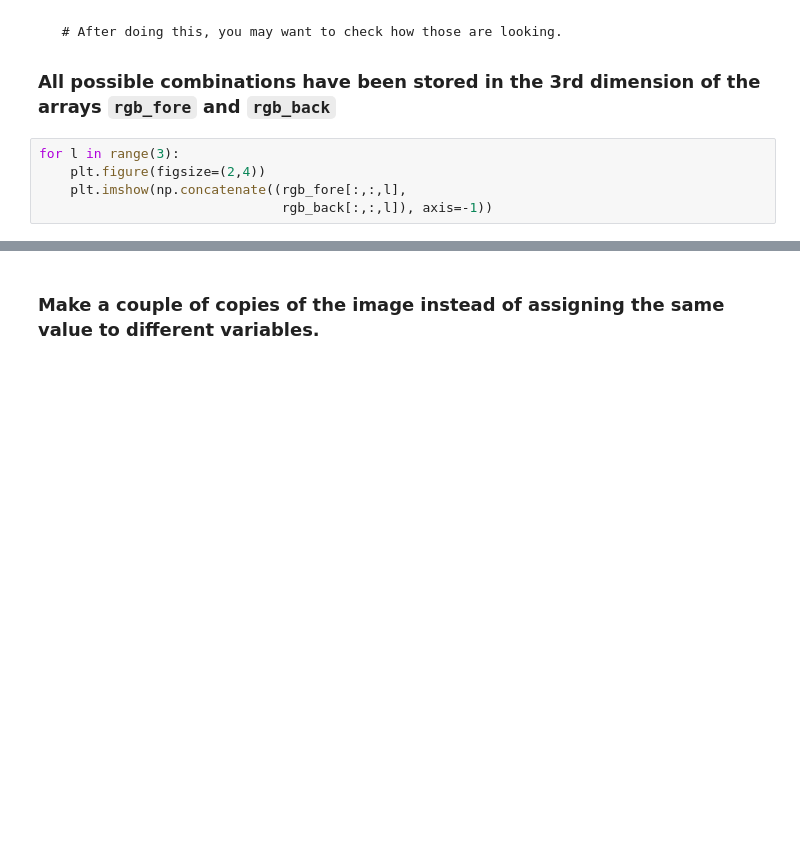
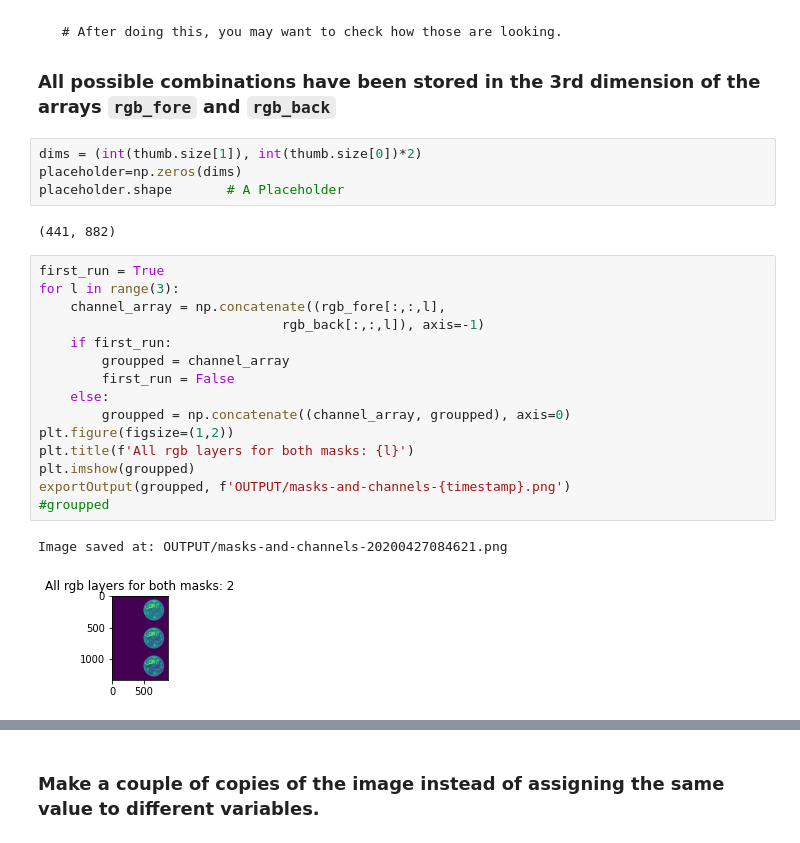
Before and after one commit to rihp/lab-image-segmentation, a Jupyter notebook: main.ipynb, the cells around one changed output, grey strips where cells are left out. Drawn from its saved outputs; the diff is of its cells as text; blank space fills up the shorter version.

```diff
--- a/main.ipynb
+++ b/main.ipynb
@@ -131,8 +168,27 @@ rgb_back = usemask(thumb_arr, background_mask)
      # After doing this, you may want to check how those are looking.
 
 ### All possible combinations have been stored in the 3rd dimension of the arrays `rgb_fore` and `rgb_back`
-# %%
-for l in range(3):
-    plt.figure(figsize=(2,4))
-    plt.imshow(np.concatenate((rgb_fore[:,:,l],
-                               rgb_back[:,:,l]), axis=-1))
+# %%
+dims = (int(thumb.size[1]), int(thumb.size[0])*2)
+placeholder=np.zeros(dims)
+placeholder.shape       # A Placeholder
+# %% [output]
+(441, 882)
+# %%
+first_run = True
+for l in range(3):
+    channel_array = np.concatenate((rgb_fore[:,:,l],
+                               rgb_back[:,:,l]), axis=-1)
+    if first_run:
+        groupped = channel_array
+        first_run = False
+    else:
+        groupped = np.concatenate((channel_array, groupped), axis=0)
+plt.figure(figsize=(1,2))
+plt.title(f'All rgb layers for both masks: {l}')
+plt.imshow(groupped)
+exportOutput(groupped, f'OUTPUT/masks-and-channels-{timestamp}.png')
+#groupped
+# %% [output]
+Image saved at: OUTPUT/masks-and-channels-20200427084621.png
+[figure, added]
```
Also changed, not shown: parts of 25 cells of this notebook, 33 other files.
